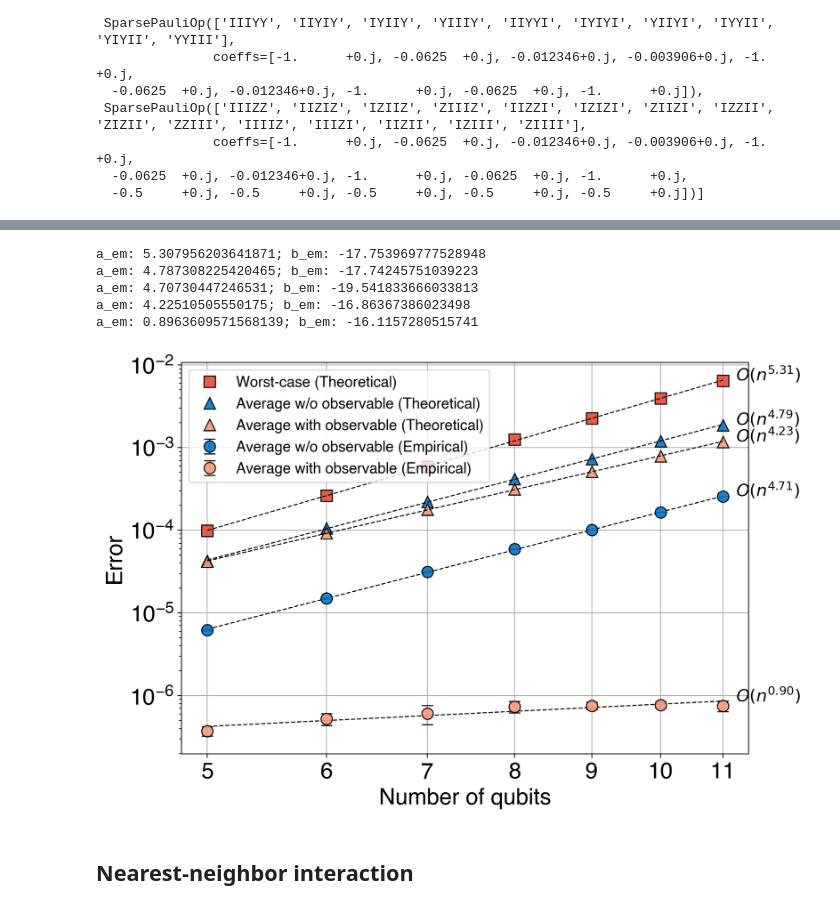
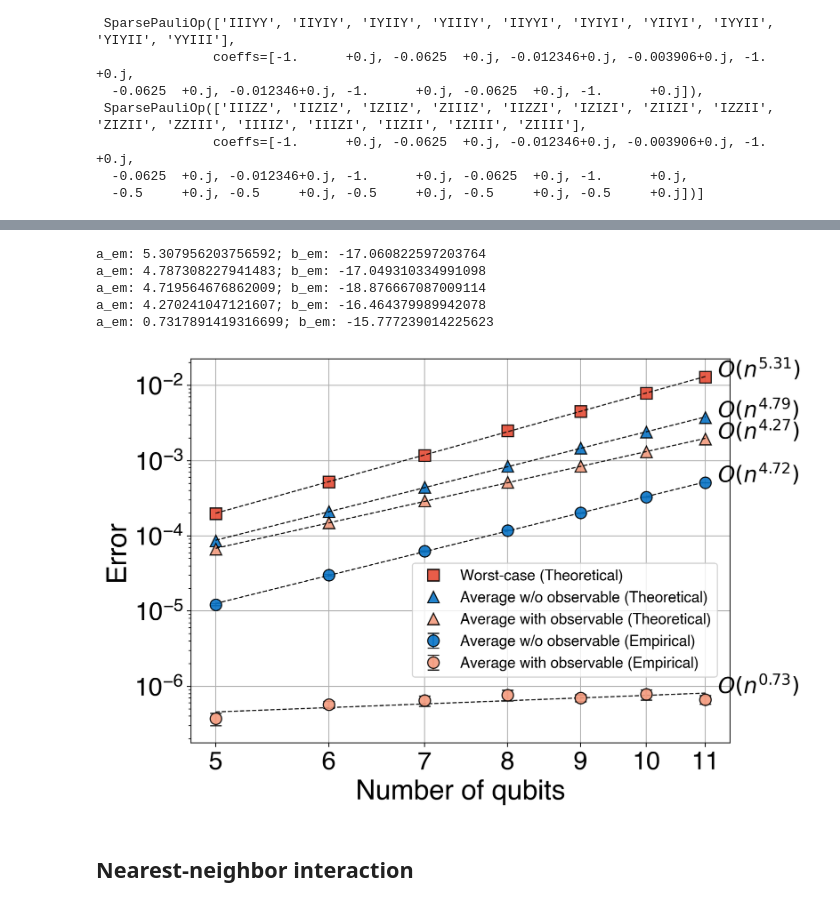
Before and after one commit to Jue-Xu/cookbook-quantum-simulation, a Jupyter notebook: random_input.ipynb, the cells around one changed output, grey strips where cells are left out. Saved outputs shown, nothing was run; the diff lists cells and outputs as text; code cells hidden in the pictures.

```diff
--- a/random_input.ipynb
+++ b/random_input.ipynb
@@ -140,32 +145,49 @@ a_em: 0.8963609571568139; b_em: -16.1157280515741
 # %%
+# pd.DataFrame(data).to_csv(f'{data_dir}/{prefix}_data_max={n_max}_sample={n_sample}_{suffix}.csv', index=False)
+prefix, suffix = 'Pow', 'n'
+n_max = 11
+r = 10000 # 5000
+eps = 1e-3
+n_sample, n_round = 20, 10
+n_list = np.arange(4, n_max+1)
+# read from csv
+# data = pd.read_csv(f'{data_dir}/{prefix}_data_max={n_max}_sample={n_sample}_{suffix}.csv')
+# read from npy
+data = np.load(f'{data_dir}/{prefix}_data_max={n_max}_sample={n_sample}_{suffix}_4norm.npy', allow_pickle=True).item()
+
+# # plot results
+plt.rc('legend', fontsize=MEDIUM_SIZE-2)
 fig, ax = plt.subplots(1, 1, figsize=(9, 6), layout='tight')
 # ax.plot(n_list, norm4_list, 's', label='Norm4')
-ax.plot(n_list[1:], data['bnd_worst'][1:], 's', label='Worst-case (Theoretical)')
+ax.plot(n_list[1:], data['bnd_worst'][1:], 's', label='Worst-case (Theoretical)', color="#E64B35FF")
 ax.plot(n_list[1:], data['bnd_averg'][1:], '^', label='Average w/o observable (Theoretical)', color="#0A75C7")
 ax.plot(n_list[1:], data['bnd_averg_magn'][1:], '^', label='Average with observable (Theoretical)', color="#F39B7FFF")
+# ax.plot(n_list[1:], data['emp_worst'][1:], 'D', label='Worst-case (Empirical)', color="#E64B35FF")
 ax.errorbar(n_list[1:], data['emp_averg'][1:], data['emp_averg_std'][1:], fmt='o', label='Average w/o observable (Empirical)', capsize=5, color="#0A75C7")
 ax.errorbar(n_list[1:], data['emp_averg_magn'][1:], data['emp_averg_magn_std'][1:], fmt='o', label='Average with observable (Empirical)', capsize=5, color="#F39B7FFF")
 
 plot_fit(ax, n_list[1:], data['bnd_worst'][1:], var=suffix, x_offset=1.02)
+# plot_fit(ax, n_list[1:], data['emp_worst'][1:], var=suffix, x_offset=1.02, y_offset=0.90)
 plot_fit(ax, n_list[1:], data['bnd_averg'][1:], var=suffix, x_offset=1.02)
 plot_fit(ax, n_list[1:], data['emp_averg'][1:], var=suffix, x_offset=1.02)
 plot_fit(ax, n_list[1:], data['bnd_averg_magn'][1:], var=suffix, x_offset=1.02)
 plot_fit(ax, n_list[1:], data['emp_averg_magn'][1:], var=suffix, x_offset=1.02)
 ax.set_xlabel(rf'Number of qubits')
 ax.set_ylabel(rf'Error')
 ax.loglog(); ax.grid()
 ax.set_xticks(n_list[1:])
 ax.get_xaxis().set_major_formatter(mpl.ticker.ScalarFormatter())
-ax.legend()
+ax.legend(loc='center right', bbox_to_anchor=(0.99, 0.32))
 plt.rc('legend', fontsize=MEDIUM_SIZE-2)
-fig.savefig(f'{figs_dir}/random_{prefix}_max={n_list[-1]}_{suffix}_sample={n_sample}_n=5.pdf', dpi=150, bbox_inches='tight')
+# ax.legend(loc='center right', bbox_to_anchor=(1.0, 0.32))
+fig.savefig(f'{figs_dir}/random_{prefix}_max={n_list[-1]}_{suffix}_sample={n_sample}_6lines.pdf', dpi=150, bbox_inches='tight')
 # %% [output]
-a_em: 5.307956203641871; b_em: -17.753969777528948
-a_em: 4.787308225420465; b_em: -17.74245751039223
-a_em: 4.70730447246531; b_em: -19.541833666033813
-a_em: 4.22510505550175; b_em: -16.86367386023498
-a_em: 0.8963609571568139; b_em: -16.1157280515741
+a_em: 5.307956203756592; b_em: -17.060822597203764
+a_em: 4.787308227941483; b_em: -17.049310334991098
+a_em: 4.719564676862009; b_em: -18.876667087009114
+a_em: 4.270241047121607; b_em: -16.464379989942078
+a_em: 0.7317891419316699; b_em: -15.777239014225623
-[figure, old version]
+[figure, new version]
 # %% [markdown]
 ## Nearest-neighbor interaction
 # %% [markdown]
```
Also changed, not shown: parts of 10 cells of this notebook, 30 other files.
